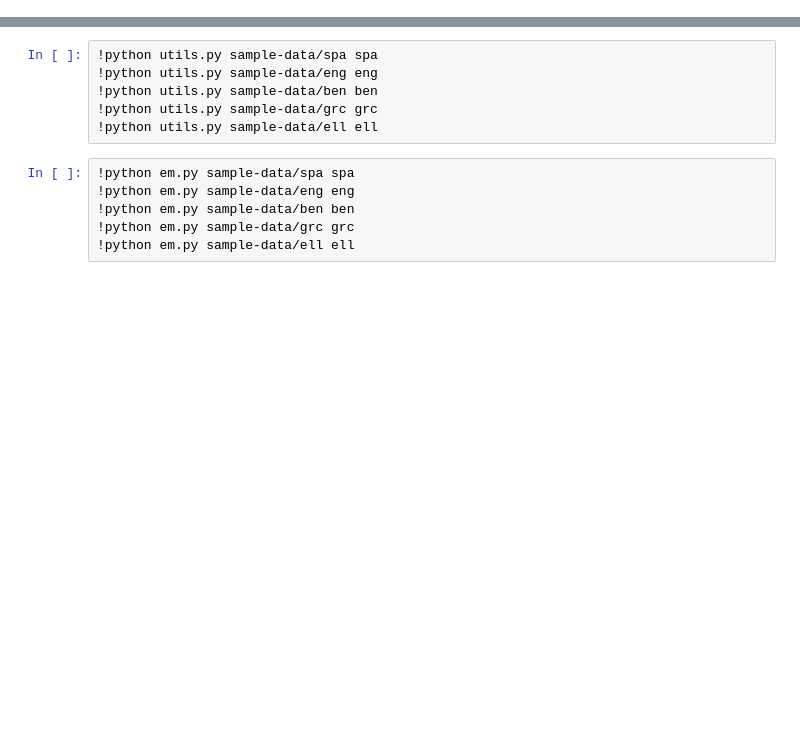
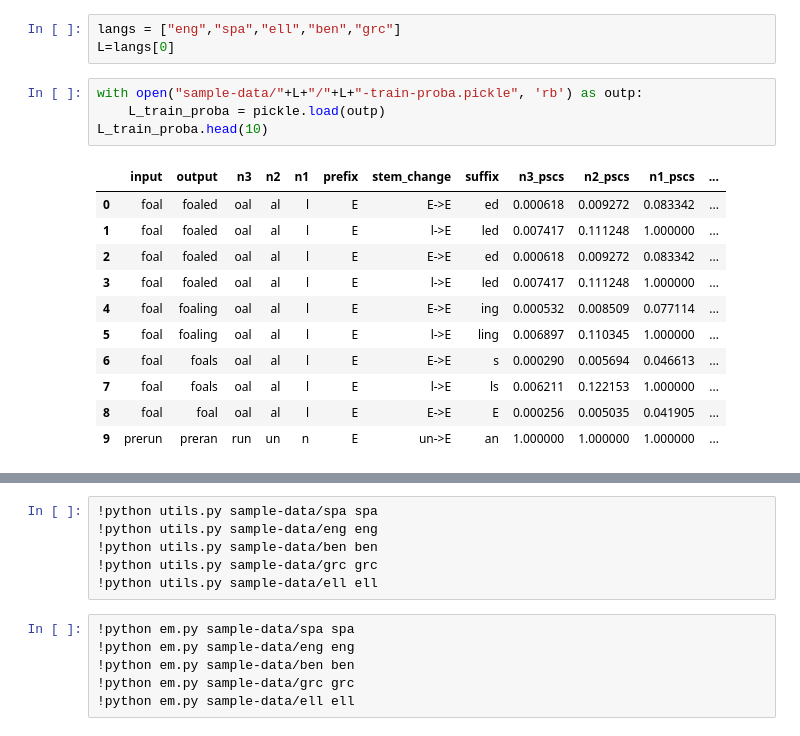
Before and after one commit to faisal-iut/minimal-morpho-inflection, a Jupyter notebook: notebook.ipynb, the cells around one changed output, grey strips where cells are left out. Cells and saved outputs as stored; diff of their text form; blank space fills up the shorter version.

```diff
--- a/notebook.ipynb
+++ b/notebook.ipynb
@@ -4,0 +45,19 @@ import pickle
+# %%
+langs = ["eng","spa","ell","ben","grc"]
+L=langs[0]
+# %%
+with open("sample-data/"+L+"/"+L+"-train-proba.pickle", 'rb') as outp:
+    L_train_proba = pickle.load(outp)
+L_train_proba.head(10)
+# %% [output]
+|  | input | output | n3 | n2 | n1 | prefix | stem_change | suffix | n3_pscs | n2_pscs | n1_pscs | ... |
+| 0 | foal | foaled | oal | al | l | Ε | Ε->Ε | ed | 0.000618 | 0.009272 | 0.083342 | ... |
+| 1 | foal | foaled | oal | al | l | Ε | l->Ε | led | 0.007417 | 0.111248 | 1.000000 | ... |
+| 2 | foal | foaled | oal | al | l | Ε | Ε->Ε | ed | 0.000618 | 0.009272 | 0.083342 | ... |
+| 3 | foal | foaled | oal | al | l | Ε | l->Ε | led | 0.007417 | 0.111248 | 1.000000 | ... |
+| 4 | foal | foaling | oal | al | l | Ε | Ε->Ε | ing | 0.000532 | 0.008509 | 0.077114 | ... |
+| 5 | foal | foaling | oal | al | l | Ε | l->Ε | ling | 0.006897 | 0.110345 | 1.000000 | ... |
+| 6 | foal | foals | oal | al | l | Ε | Ε->Ε | s | 0.000290 | 0.005694 | 0.046613 | ... |
+| 7 | foal | foals | oal | al | l | Ε | l->Ε | ls | 0.006211 | 0.122153 | 1.000000 | ... |
+| 8 | foal | foal | oal | al | l | Ε | Ε->Ε | Ε | 0.000256 | 0.005035 | 0.041905 | ... |
+| 9 | prerun | preran | run | un | n | Ε | un->Ε | an | 1.000000 | 1.000000 | 1.000000 | ... |
```
Also changed, not shown: parts of 25 cells of this notebook, 4 other files.
